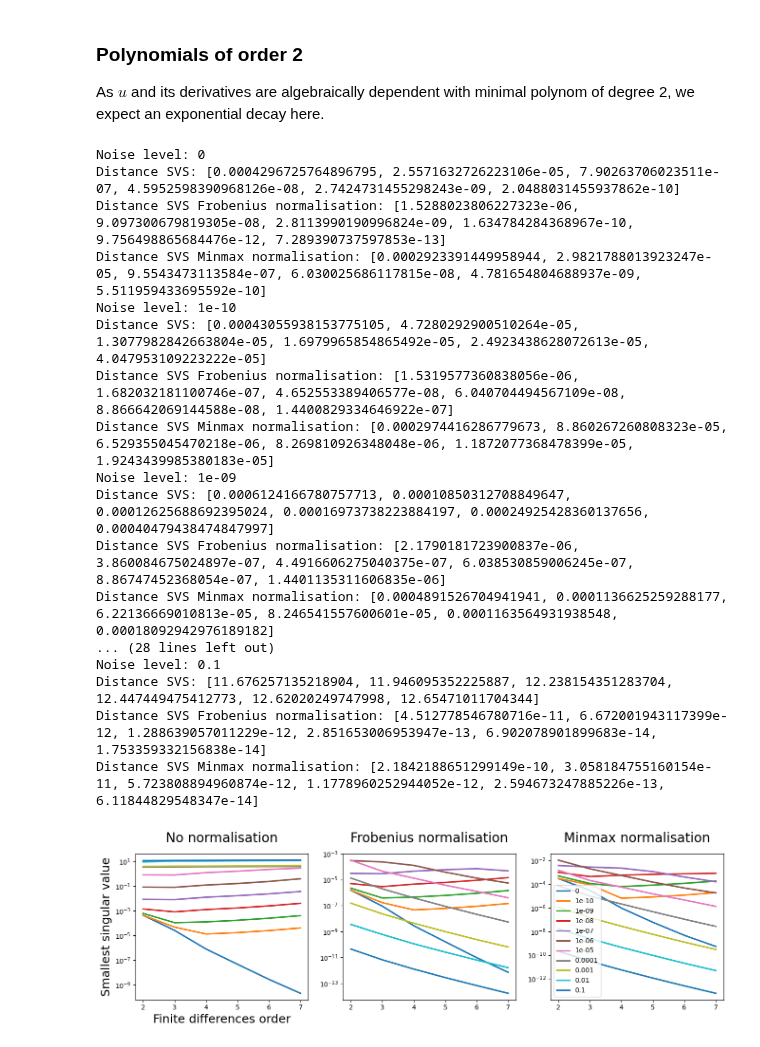
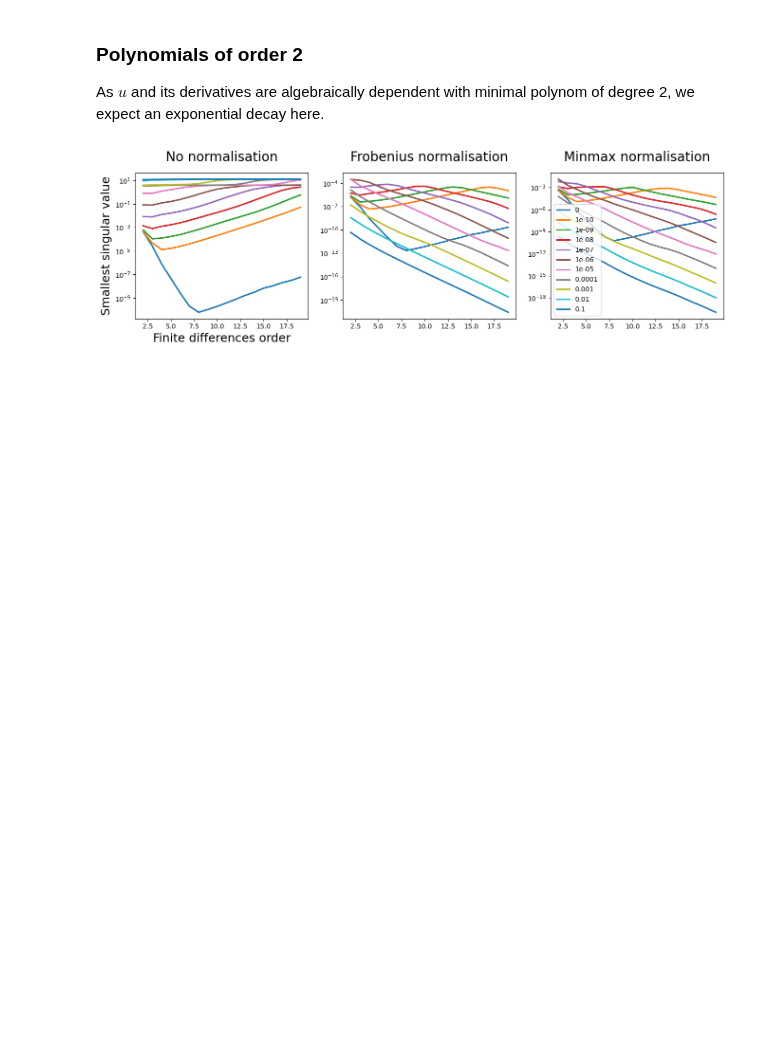
Before and after one commit to HillaryHauger/robust-identifiability-symbolic-recovery, a Jupyter notebook: My Experiments/Polynomial PDE KDV Noise.ipynb, the cells around one changed output. Saved outputs shown, nothing was run; the diff lists cells and outputs as text; code cells hidden in the pictures; blank space fills up the shorter version.

Commit message:
Changed minmax normalisation, Started with Robustness analysis

```diff
--- a/My Experiments/Polynomial PDE KDV Noise.ipynb
+++ b/My Experiments/Polynomial PDE KDV Noise.ipynb
@@ -151,55 +135,35 @@ Distance SVS Minmax normalisation: [0.0004361881109095447, 0.0002418421506160362
 ### Polynomials of order 2
 As $u$ and its derivatives are algebraically dependent with minimal polynom of degree 2, we expect an exponential decay here.
 # %%
-noise_levels = [0]+[10**(-10+i) for i in range(0,10)]
-titlesize = 20
-labelsize = titlesize - 2
-tickssize = labelsize - 2
 plt.figure(figsize=(16,4))
 plt.subplot(1,3,1)
 plt.title('No normalisation', size=titlesize, y=1.05)
 plt.xlabel('Finite differences order', size=labelsize)
 plt.ylabel('Smallest singular value', size=labelsize)
 plt.yscale('log')
 plt.subplot(1,3,2)
 plt.title("Frobenius normalisation", size=titlesize, y=1.05)
 plt.subplot(1,3,3)
 plt.title("Minmax normalisation", size=titlesize, y=1.05)
+fd_orders=range(2,20)
 for i,target_noise in enumerate(noise_levels):
     u_noise = add_noise(u,target_noise,seed=99)
-    distance_svs = calc_distance_svs(u_noise,polynomial_order=2)
-    distance_svs_frobenius = calc_distance_svs(u_noise,polynomial_order=2,normalise=normalise_frobenius)
-    distance_svs_minmax = calc_distance_svs(u_noise,polynomial_order=2,normalise=normalise_minmax)
-    print(f"Noise level: {target_noise}")
-    print(f"Distance SVS: {distance_svs}")
-    print(f"Distance SVS Frobenius normalisation: {distance_svs_frobenius}")
-    print(f"Distance SVS Minmax normalisation: {distance_svs_minmax}")
+    distance_svs = calc_distance_svs(u_noise,fd_orders=fd_orders,polynomial_order=2)
+    distance_svs_frobenius = calc_distance_svs(u_noise,polynomial_order=2,fd_orders=fd_orders,normalise=normalise_frobenius)
+    distance_svs_minmax = calc_distance_svs(u_noise,polynomial_order=2,fd_orders=fd_orders,normalise=normalise_minmax)
+    #print(f"Noise level: {target_noise}")
+    #print(f"Distance SVS: {distance_svs}")
+    #print(f"Distance SVS Frobenius normalisation: {distance_svs_frobenius}")
+    #print(f"Distance SVS Minmax normalisation: {distance_svs_minmax}")
     plt.subplot(1,3,1)
-    plt.plot(range(2,8), distance_svs, linewidth=2.3,label=str(target_noise))
+    plt.plot(fd_orders, distance_svs, linewidth=2.3,label=str(target_noise))
     plt.subplot(1,3,2)
-    plt.plot(range(2,8), distance_svs_frobenius, linewidth=2.3,label=str(target_noise))
+    plt.plot(fd_orders, distance_svs_frobenius, linewidth=2.3,label=str(target_noise))
     plt.yscale('log')
     plt.subplot(1,3,3)
-    plt.plot(range(2,8), distance_svs_minmax, linewidth=2.3,label=str(target_noise))
+    plt.plot(fd_orders, distance_svs_minmax, linewidth=2.3,label=str(target_noise))
 plt.yscale('log')
 plt.legend()
 plt.show()
 # %% [output]
-Noise level: 0
-Distance SVS: [0.0004296725764896795, 2.5571632726223106e-05, 7.90263706023511e-07, 4.5952598390968126e-08, 2.7424731455298243e-09, 2.0488031455937862e-10]
-Distance SVS Frobenius normalisation: [1.5288023806227323e-06, 9.097300679819305e-08, 2.8113990190996824e-09, 1.634784284368967e-10, 9.756498865684476e-12, 7.289390737597853e-13]
-Distance SVS Minmax normalisation: [0.0002923391449958944, 2.9821788013923247e-05, 9.5543473113584e-07, 6.030025686117815e-08, 4.781654804688937e-09, 5.511959433695592e-10]
-Noise level: 1e-10
-Distance SVS: [0.00043055938153775105, 4.7280292900510264e-05, 1.3077982842663804e-05, 1.6979965854865492e-05, 2.4923438628072613e-05, 4.047953109223222e-05]
-Distance SVS Frobenius normalisation: [1.5319577360838056e-06, 1.682032181100746e-07, 4.652553389406577e-08, 6.040704494567109e-08, 8.866642069144588e-08, 1.4400829334646922e-07]
-Distance SVS Minmax normalisation: [0.0002974416286779673, 8.860267260808323e-05, 6.529355045470218e-06, 8.269810926348048e-06, 1.1872077368478399e-05, 1.9243439985380183e-05]
-Noise level: 1e-09
-Distance SVS: [0.0006124166780757713, 0.00010850312708849647, 0.00012625688692395024, 0.00016973738223884197, 0.00024925428360137656, 0.00040479438474847997]
-Distance SVS Frobenius normalisation: [2.1790181723900837e-06, 3.860084675024897e-07, 4.4916606275040375e-07, 6.038530859006245e-07, 8.86747452368054e-07, 1.4401135311606835e-06]
-Distance SVS Minmax normalisation: [0.0004891526704941941, 0.0001136625259288177, 6.22136669010813e-05, 8.246541557600601e-05, 0.0001163564931938548, 0.00018092942976189182]
-... (28 lines left out)
-Noise level: 0.1
-Distance SVS: [11.676257135218904, 11.946095352225887, 12.238154351283704, 12.447449475412773, 12.62020249747998, 12.65471011704344]
-Distance SVS Frobenius normalisation: [4.512778546780716e-11, 6.672001943117399e-12, 1.288639057011229e-12, 2.851653006953947e-13, 6.902078901899683e-14, 1.753359332156838e-14]
-Distance SVS Minmax normalisation: [2.1842188651299149e-10, 3.058184755160154e-11, 5.723808894960874e-12, 1.1778960252944052e-12, 2.594673247885226e-13, 6.11844829548347e-14]
-[figure, old version]
+[figure, new version]
```
Also changed, not shown: parts of 1 cell of this notebook, 7 other files.
